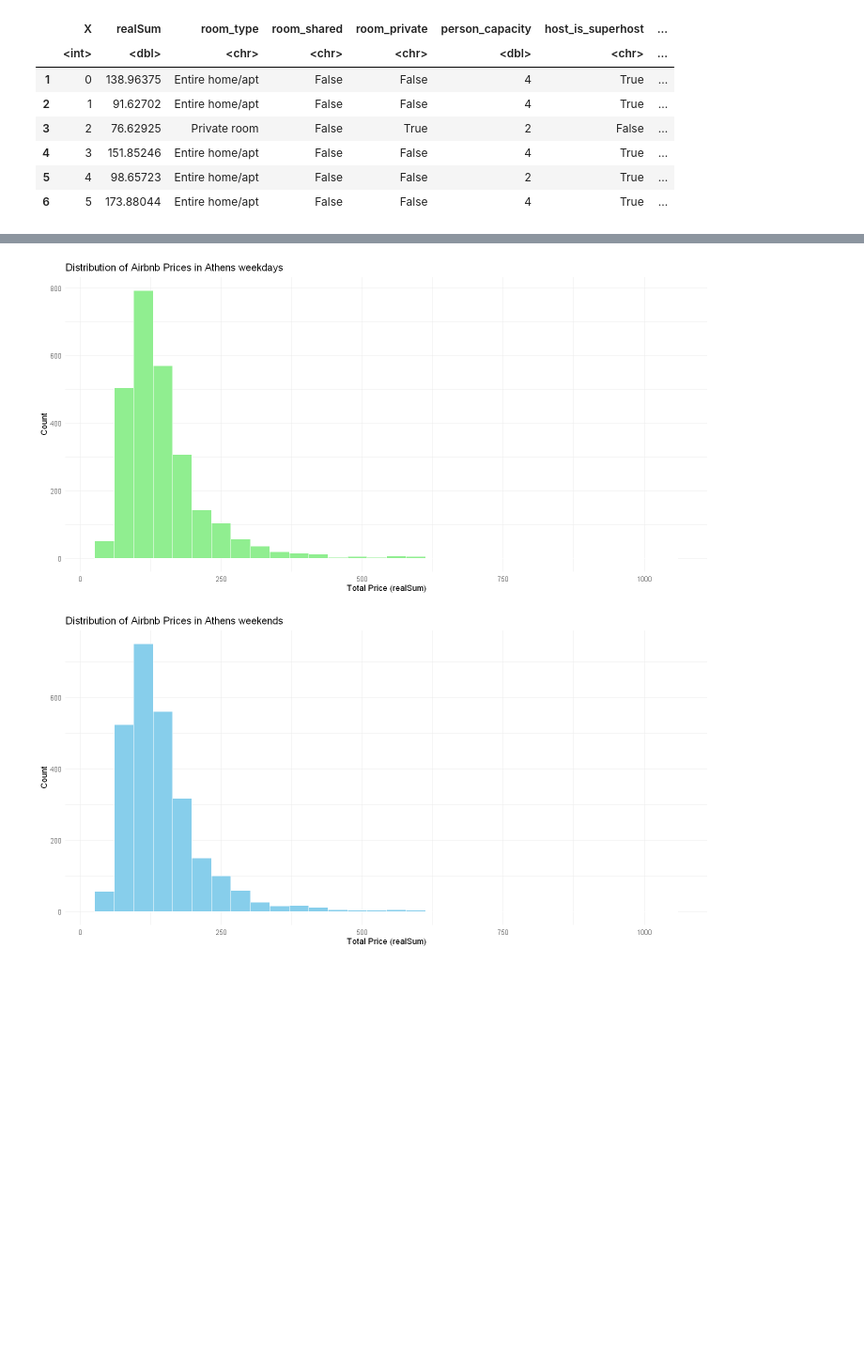
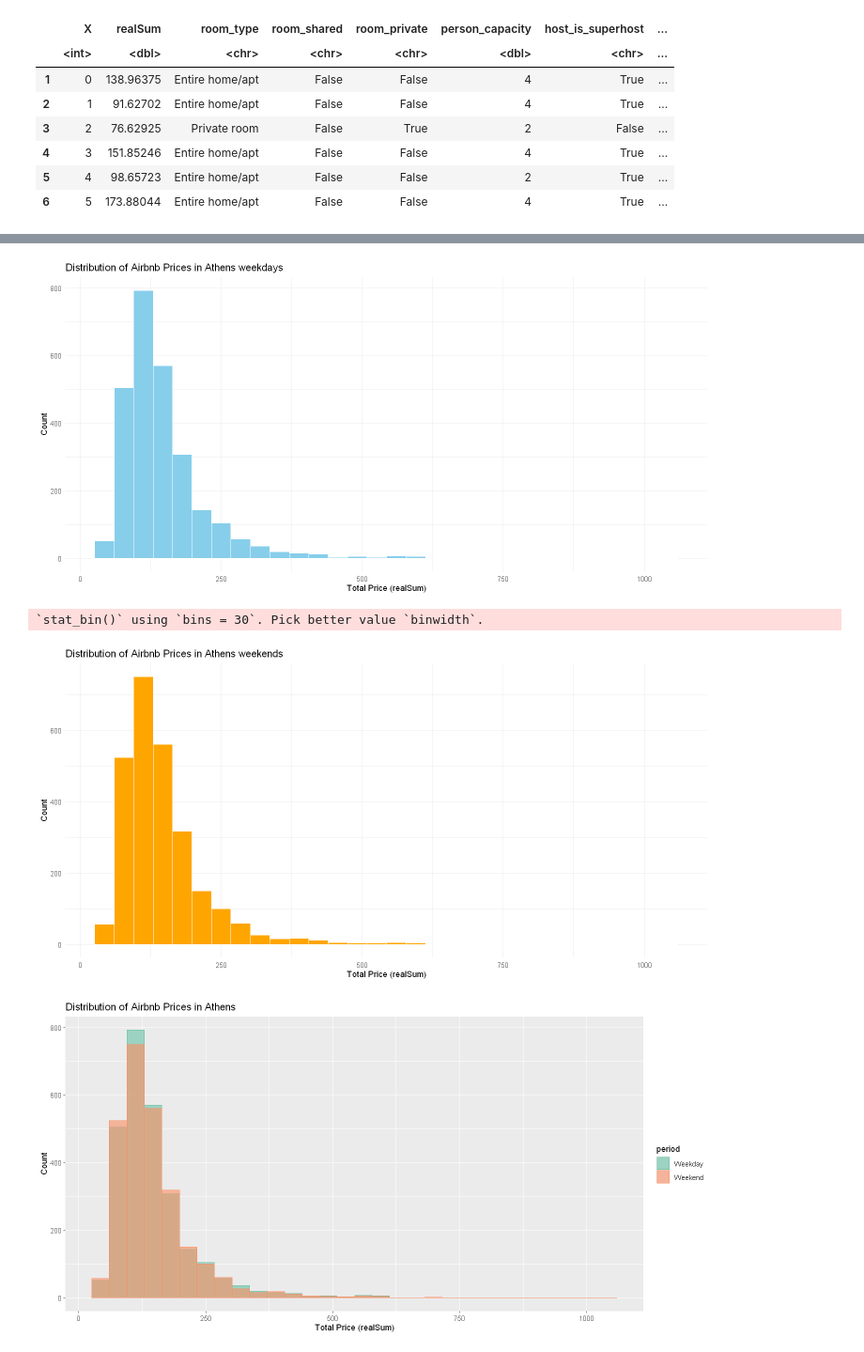
Before and after one commit to naksuu24/STAT301_Project, a Jupyter notebook: Assignment1.ipynb, the cells around one changed output, grey strips where cells are left out. Shown: that part at 94% size. Drawn from its saved outputs; the diff is of its cells as text; code cells hidden in the pictures; blank space fills up the shorter version.

```diff
--- a/Assignment1.ipynb
+++ b/Assignment1.ipynb
@@ -115,8 +112,8 @@ library(ggplot2)
 athens_weekdays <- data_list[["athens_weekdays.csv"]]
 athens_weekends <- data_list[["athens_weekends.csv"]]
 
-athens_weekdays <- athens_weekdays %>% select(-lng, -lat, -attr_index_norm, -rest_index_norm, -multi, -biz)
-athens_weekends <- athens_weekends %>% select(-lng, -lat, -attr_index_norm, -rest_index_norm, -multi, -biz)
+athens_weekdays <- athens_weekdays %>% select(-lng, -lat, -attr_index, -rest_index, -multi, -biz)
+athens_weekends <- athens_weekends %>% select(-lng, -lat, -attr_index, -rest_index, -multi, -biz)
 
 head(athens_weekdays)
 head(athens_weekends)
@@ -154,6 +151,10 @@ columns
 # Just to check room types / room shared
 # room_shared_weekends <- athens_weekends[athens_weekends$room_shared == 'True', ]
 # room_shared_weekends
+
+# Check for missing values
+colSums(is.na(athens_weekdays))
+colSums(is.na(athens_weekends))
 
 # Summary statistics
 summary(athens_weekdays$realSum)
@@ -168,4 +169,13 @@ summary(athens_weekdays_clean$realSum)
 
 athens_weekends_clean <- athens_weekends %>% filter(realSum < 10000)
 summary(athens_weekends_clean$realSum)
+
+# Combine datasets for comparison plots
+athens <- bind_rows(
+  athens_weekdays_clean %>% mutate(period = "Weekday"),
+  athens_weekends_clean %>% mutate(period = "Weekend")
+) %>%
+  mutate(period = factor(period, levels = c("Weekday","Weekend")))
+
+head(athens)
 # %% [output]
@@ -182,24 +229,34 @@ summary(athens_weekends_clean$realSum)
 # %%
 # Visualizing the distribution of prices
 
 distribution_price_weekends <- ggplot(athens_weekends_clean, aes(x = realSum)) +
-    geom_histogram(bins = 30, fill = "skyblue", color = "white") +
+    geom_histogram(bins = 30, fill = "orange", color = "white") +
     labs(title = "Distribution of Airbnb Prices in Athens weekends",
         x = "Total Price (realSum)",
         y = "Count") +
     theme_minimal()
 
 distribution_price_weekdays <- ggplot(athens_weekdays_clean, aes(x = realSum)) +
-    geom_histogram(bins = 30, fill = "lightgreen", color = "white") +
+    geom_histogram(bins = 30, fill = "skyblue", color = "white") +
     labs(title = "Distribution of Airbnb Prices in Athens weekdays",
         x = "Total Price (realSum)",
         y = "Count") +
     theme_minimal()
 
 options(repr.plot.width = 12, repr.plot.height = 6)
 distribution_price_weekdays
 distribution_price_weekends
+
+ggplot(athens, aes(x = realSum, fill = period, color = period)) +
+  geom_histogram(position = "identity", alpha = 0.6) +
+  labs(title = "Distribution of Airbnb Prices in Athens",
+        x = "Total Price (realSum)",
+        y = "Count") +
+  scale_fill_brewer(palette = "Set2") +
+  scale_color_brewer(palette = "Set2")
 # %% [output]
-[figure, old version]
+[figure, new version]
+`stat_bin()` using `bins = 30`. Pick better value `binwidth`.
-[figure, old version]
+[figure, new version]
+[figure, added]
 # %% [markdown]
```
Also changed, not shown: parts of 11 cells of this notebook, 1 other file.
